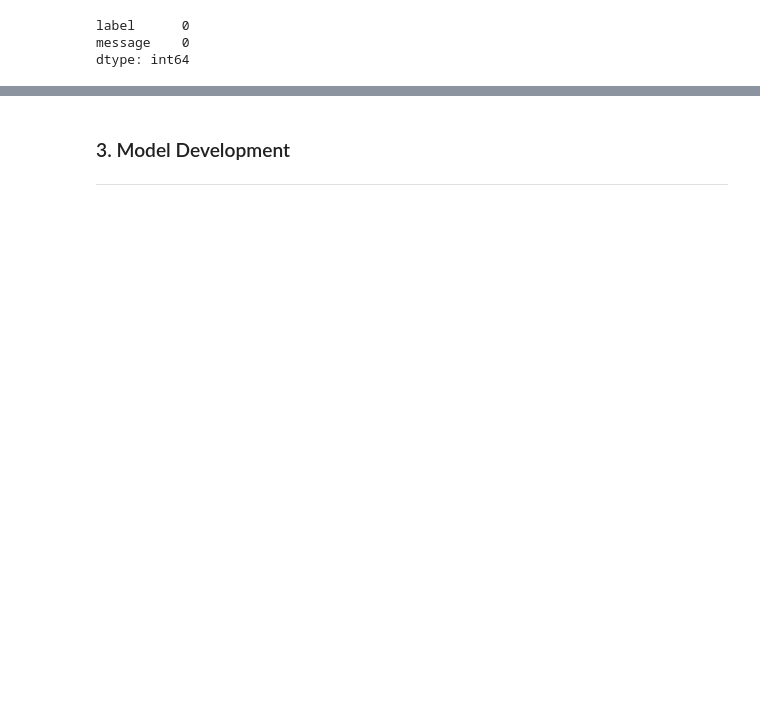
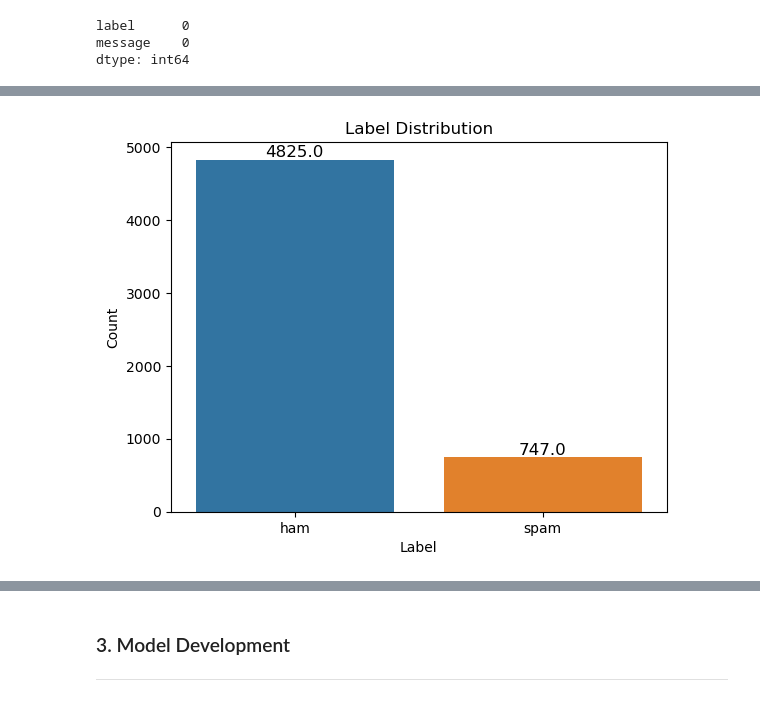
Before and after one commit to MarcusDo/NLP-Assignment3-SNS-SpamDetection, a Jupyter notebook: model/main.ipynb, the cells around one changed output, grey strips where cells are left out. Cells and saved outputs as stored; diff of their text form; code cells hidden in the pictures; blank space fills up the shorter version.

```diff
--- a/model/main.ipynb
+++ b/model/main.ipynb
@@ -105,0 +131,11 @@ np.int64(0)
+# %%
+# Label distribution
+for label in sns.countplot(x='label', data=df_sms).patches:
+    count = label.get_height()
+    plt.annotate(f'{count}', (label.get_x() + label.get_width() / 2, count), ha='center', va='center', fontsize=12, color='black', xytext=(0, 5), textcoords='offset points')
+plt.title('Label Distribution')
+plt.xlabel('Label')
+plt.ylabel('Count')
+plt.show()
+# %% [output]
+[figure, added]
```
Also changed, not shown: parts of 24 cells of this notebook, 2 other files.
